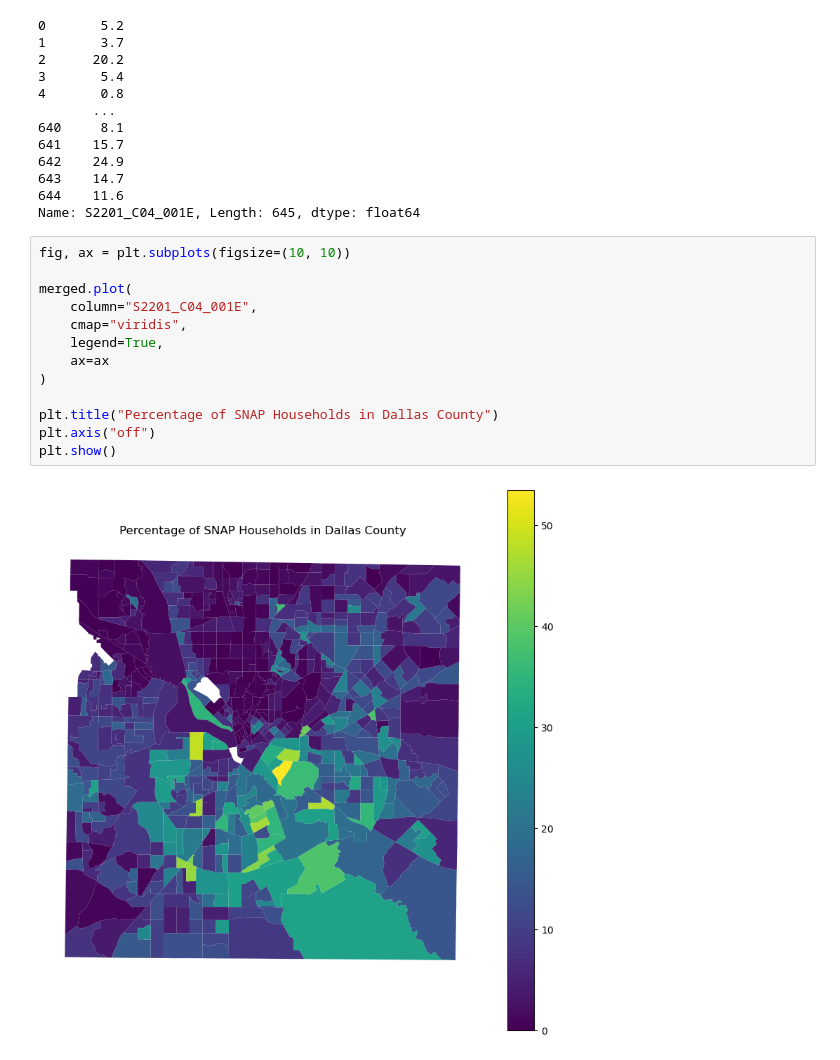
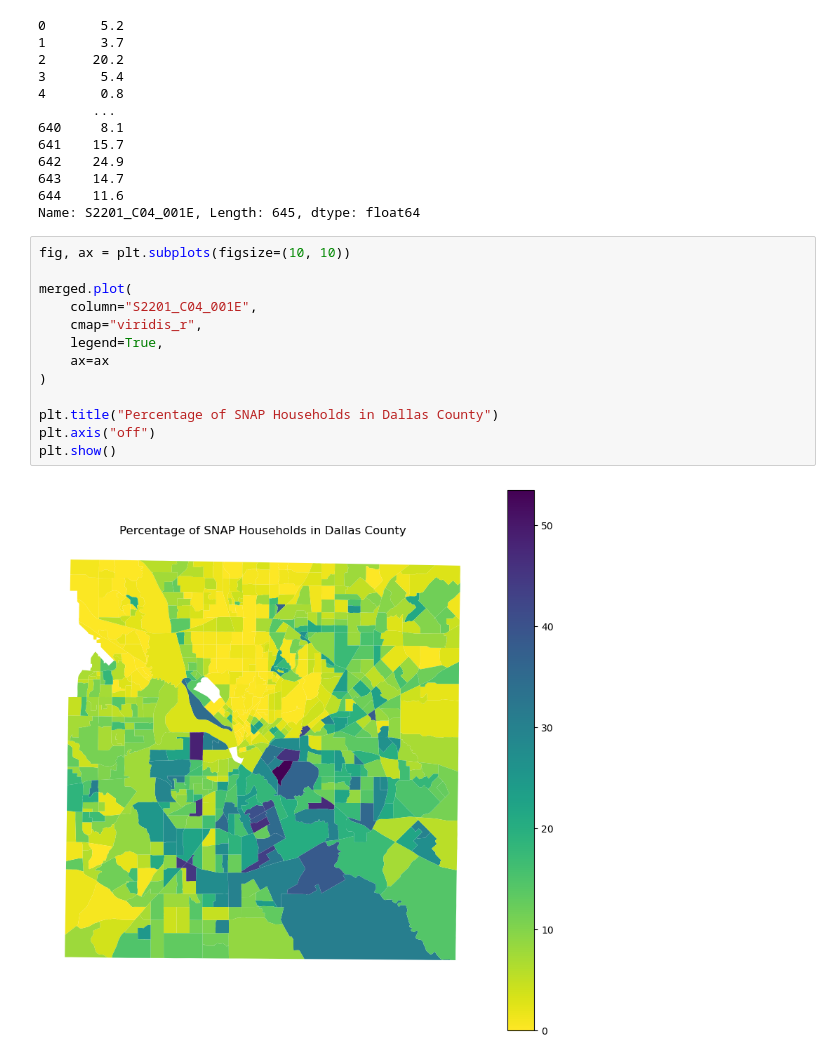
Before and after one commit to sarazarea26/fooddesertproject, a Jupyter notebook: food_justice/snapanalysis.ipynb, the cells around one changed output. Saved outputs shown, nothing was run; the diff lists cells and outputs as text.

```diff
--- a/food_justice/snapanalysis.ipynb
+++ b/food_justice/snapanalysis.ipynb
@@ -89,15 +89,15 @@ Name: S2201_C04_001E, Length: 645, dtype: float64
 # %%
 fig, ax = plt.subplots(figsize=(10, 10))
 
 merged.plot(
     column="S2201_C04_001E",
-    cmap="viridis",
+    cmap="viridis_r",
     legend=True,
     ax=ax
 )
 
 plt.title("Percentage of SNAP Households in Dallas County")
 plt.axis("off")
 plt.show()
 # %% [output]
-[figure, old version]
+[figure, new version]
```
Also changed, not shown: 1 other file.
